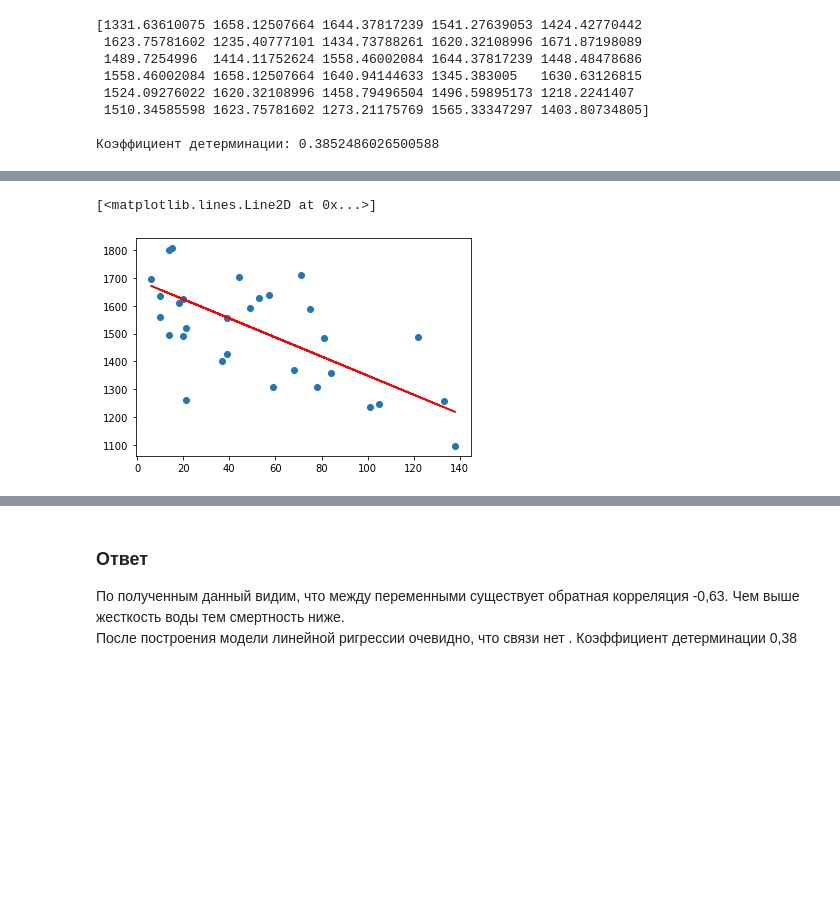
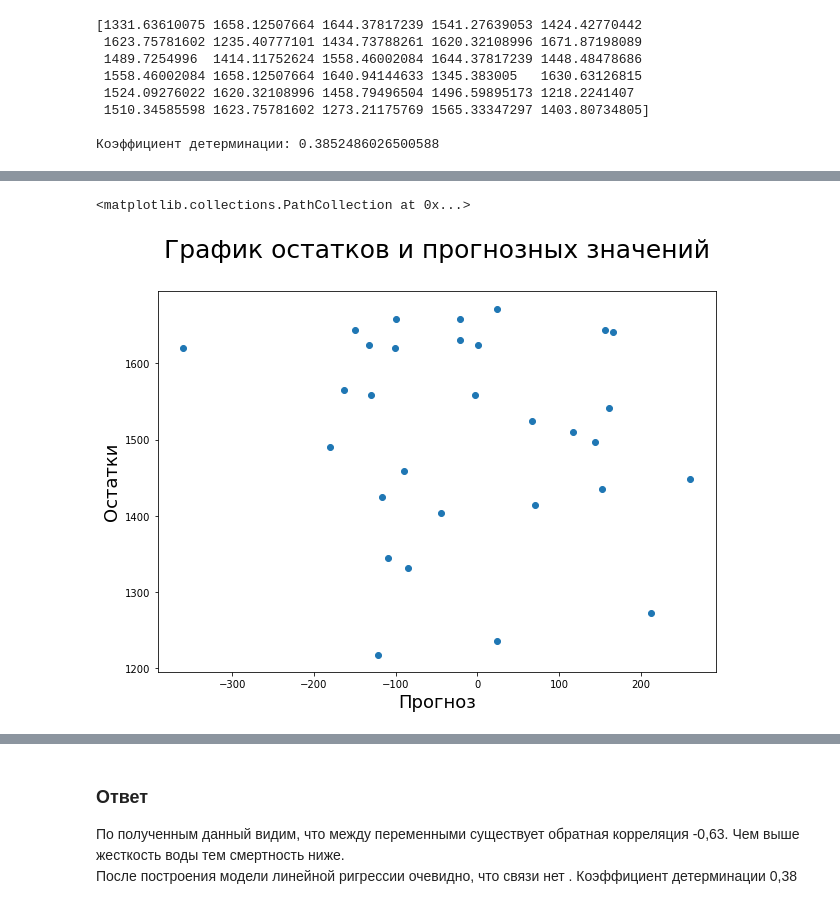
Before and after one commit to ivanvagin/Netology, a Jupyter notebook: homework/018_Сorrelation_regression/task_1.ipynb, the cells around one changed output, grey strips where cells are left out. Cells and saved outputs as stored; diff of their text form; code cells hidden in the pictures; blank space fills up the shorter version.

```diff
--- a/homework/018_Сorrelation_regression/task_1.ipynb
+++ b/homework/018_Сorrelation_regression/task_1.ipynb
@@ -118,8 +118,13 @@ res_df.sample(5)
-# %%
-# Остатки
-
-plt.scatter(X_test, y_test)
-plt.plot(X_test, y_pred, c='r')
-# %% [output]
-[<matplotlib.lines.Line2D at 0x...>]
-[figure, removed]
+# %%
+#вы не построили графики остатков :) Точнее они строятся немного иначе (по оси X берется разница test и prediction, а по оси Y - prediction), посмотрите вот здесь примеры:
+# Остатки
+residuals = y_test - y_pred
+# %%
+plt.figure(figsize=(10,7))
+plt.title("График остатков и прогнозных значений\n",fontsize=25)
+plt.xlabel("Прогноз",fontsize=18)
+plt.ylabel("Остатки", fontsize=18)
+plt.scatter(x=residuals,y=y_pred)
+# %% [output]
+<matplotlib.collections.PathCollection at 0x...>
+[figure, added]
```
Also changed, not shown: parts of 4 cells of this notebook.
